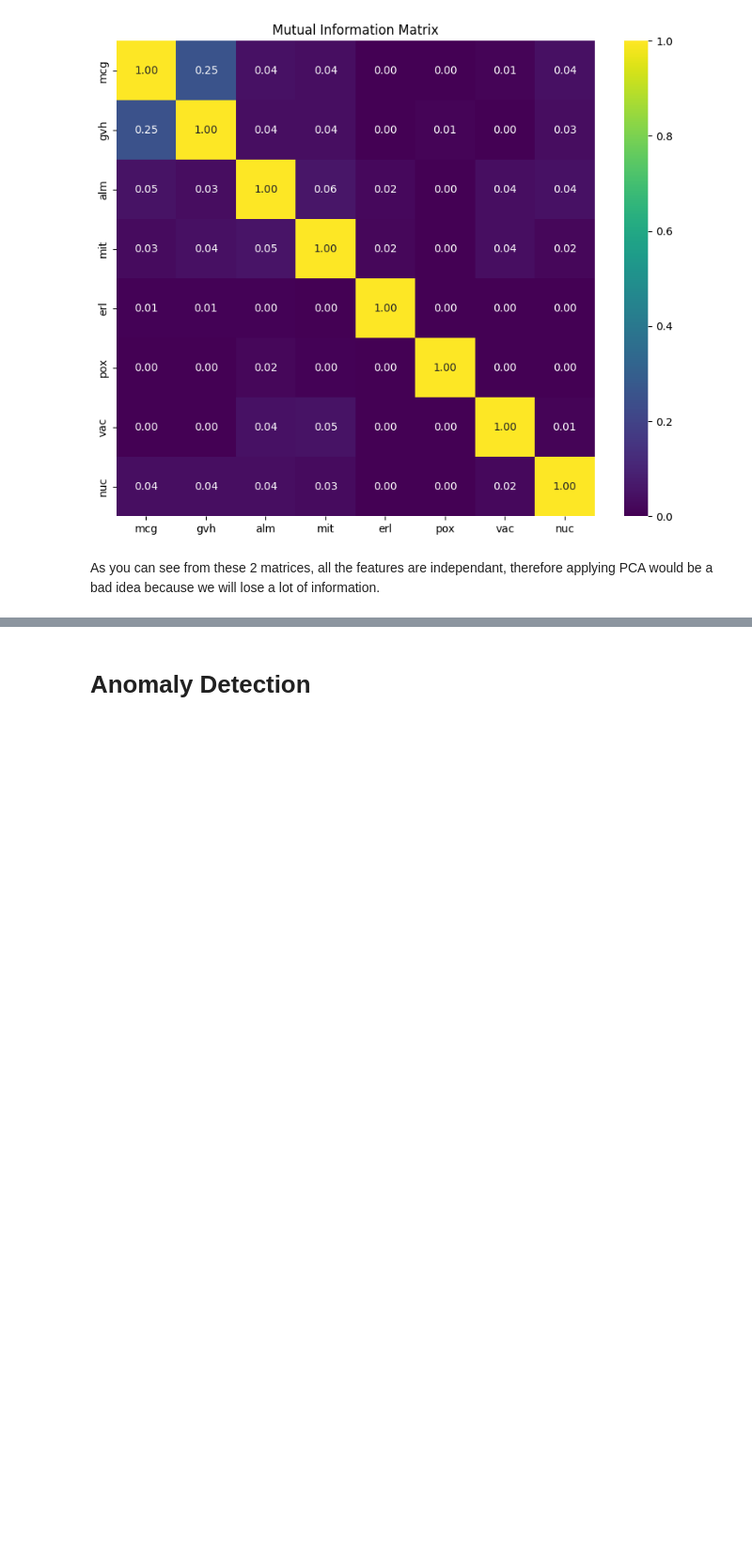
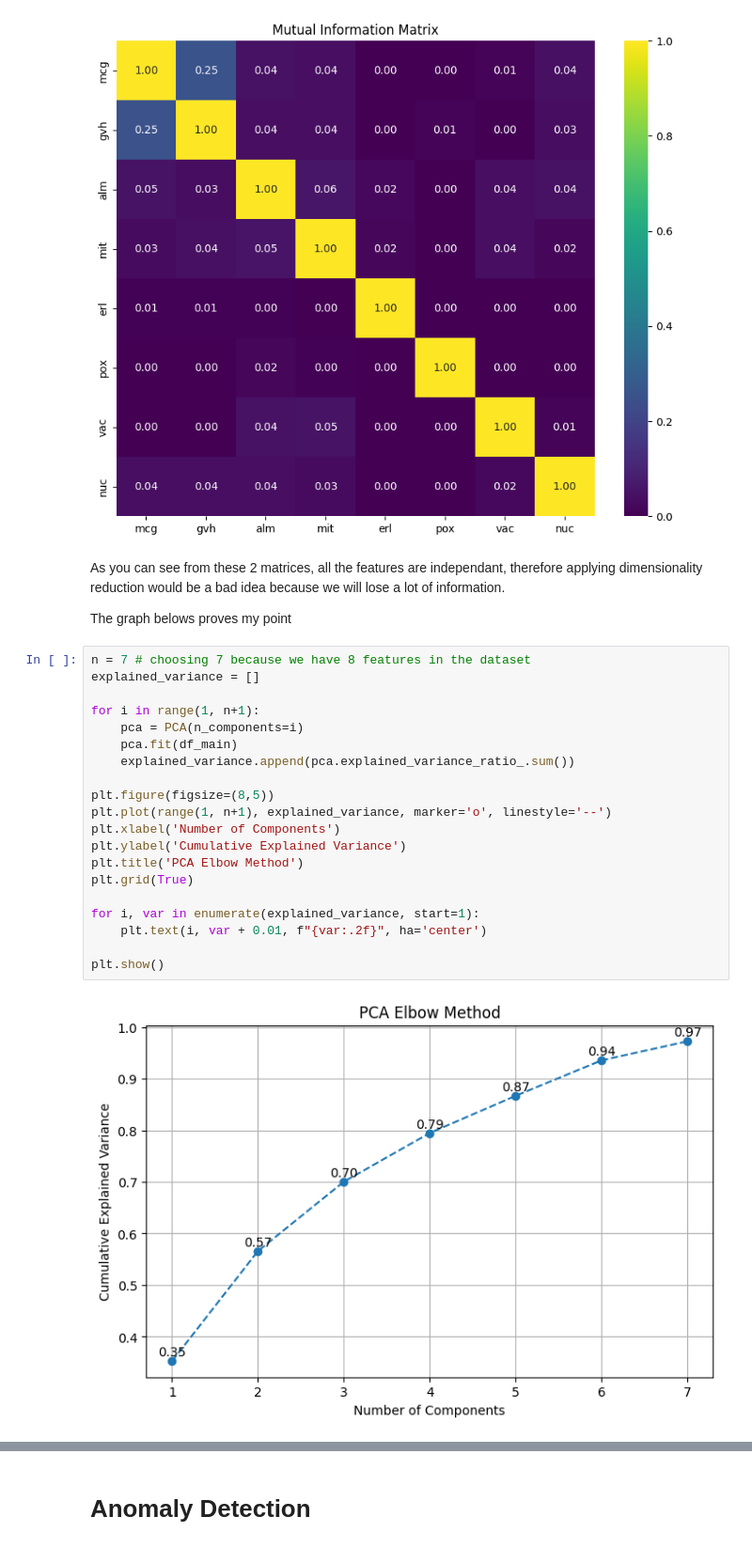
Before and after one commit to longle0702/anomaly-detection-yeast, a Jupyter notebook: yeast-anomaly-detection.ipynb, the cells around one changed output, grey strips where cells are left out. Shown at 94% size. Drawn from its saved outputs; the diff is of its cells as text; blank space fills up the shorter version.

```diff
--- a/LE_Linh_Long.ipynb
+++ b/yeast-anomaly-detection.ipynb
@@ -140,4 +147,28 @@ plt.show()
 # %% [output]
 [figure]
 # %% [markdown]
-As you can see from these 2 matrices, all the features are independant, therefore applying PCA would be a bad idea because we will lose a lot of information.
+As you can see from these 2 matrices, all the features are independant, therefore applying dimensionality reduction would be a bad idea because we will lose a lot of information.
+
+The graph belows proves my point
+# %%
+n = 7 # choosing 7 because we have 8 features in the dataset
+explained_variance = []
+
+for i in range(1, n+1):
+    pca = PCA(n_components=i)
+    pca.fit(df_main)
+    explained_variance.append(pca.explained_variance_ratio_.sum())
+
+plt.figure(figsize=(8,5))
+plt.plot(range(1, n+1), explained_variance, marker='o', linestyle='--')
+plt.xlabel('Number of Components')
+plt.ylabel('Cumulative Explained Variance')
+plt.title('PCA Elbow Method')
+plt.grid(True)
+
+for i, var in enumerate(explained_variance, start=1):
+    plt.text(i, var + 0.01, f"{var:.2f}", ha='center')
+
+plt.show()
+# %% [output]
+[figure, added]
```
Also changed, not shown: parts of 5 cells of this notebook.
